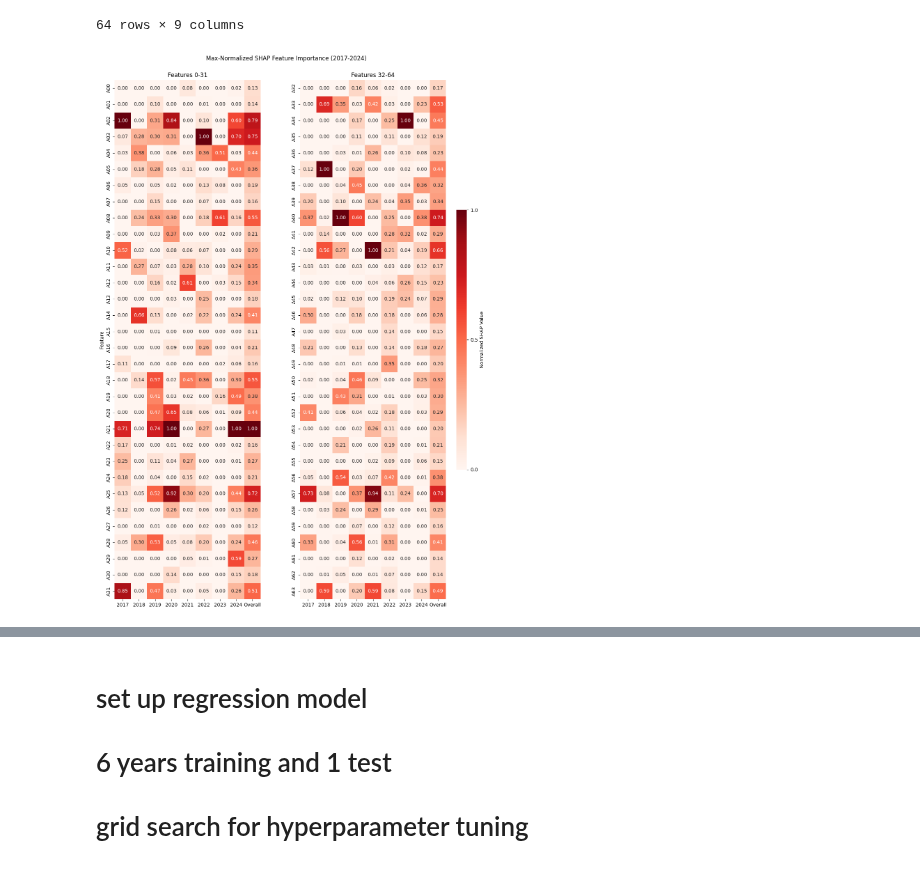
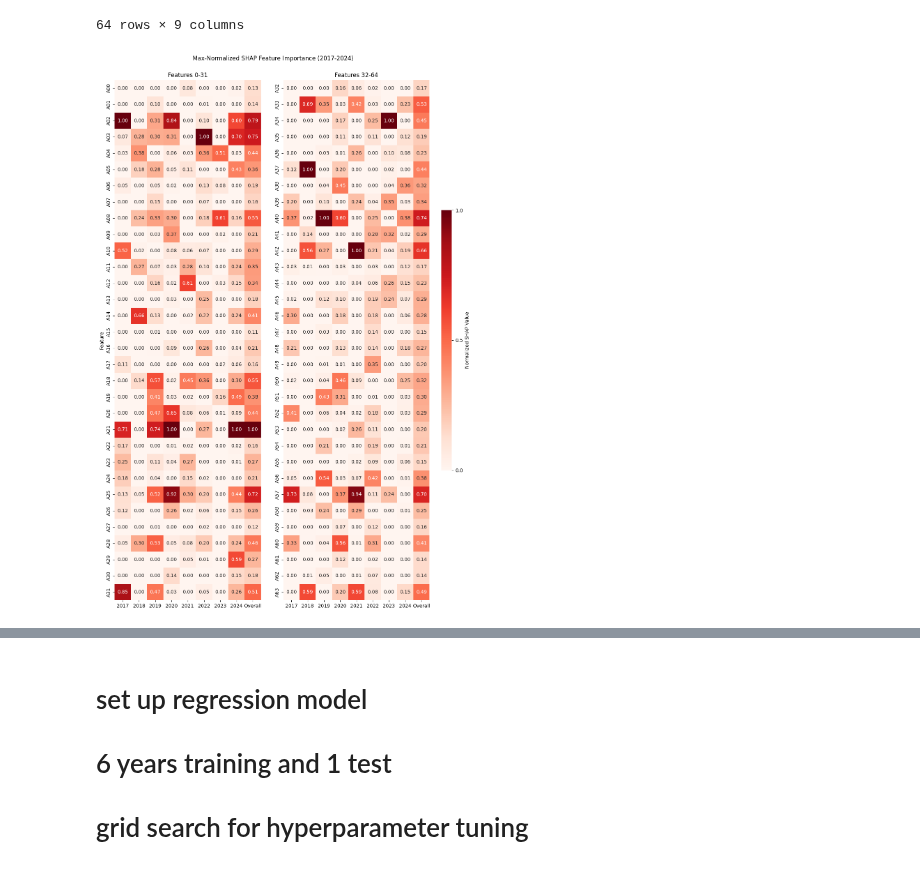
Before and after one commit to Amoreno73/wnv_embeddings, a Jupyter notebook: notebooks/shap-ranking.ipynb, the cells around one changed output, grey strips where cells are left out. Saved outputs shown, nothing was run; the diff lists cells and outputs as text; code cells hidden in the pictures.

Commit message:
finalized heatmap

```diff
--- a/notebooks/shap-ranking.ipynb
+++ b/notebooks/shap-ranking.ipynb
@@ -428,32 +428,32 @@ df_2 = df_save.iloc[half:,:]
 # %%
 # this is the heatmap, along with the added column at the end.
 
 plt.rcParams.update({'font.size': 10})
 fig, axes = plt.subplots(1, 2, figsize=(12, 16), gridspec_kw={'width_ratios': [1, 1]})
 
-plt.subplots_adjust(wspace=0, hspace=0)
+plt.subplots_adjust(wspace=-0.4, hspace=0)
 
 sns.heatmap(df_1, ax=axes[0], cmap="Reds", annot=True, fmt=".2f", square=True, cbar=False).set_title("Features 0-31")
 sns.heatmap(df_2, ax=axes[1], cmap="Reds",
             annot=True, fmt=".2f", square=True,
             cbar_kws={"shrink": 0.5, "aspect": 25}).set_title("Features 32-64")
 axes[1].set_ylabel(None)
 
 axes[0].tick_params(axis="x",labelsize=10, rotation=0)
 axes[1].tick_params(axis="x",labelsize=10, rotation=0)
 
 cbar = axes[1].collections[0].colorbar
 cbar.set_ticks([0,0.5,1])
 cbar.set_label("Normalized SHAP Value")
 
 fig.suptitle("Max-Normalized SHAP Feature Importance (2017-2024)", y=1)
 plt.tight_layout()
 plt.show()
 
 # smaller legend, and add label "Mean Normalized SHAP Value" to legend
 # one png with the two subplots
 # %% [output]
-[figure, old version]
+[figure, new version]
 # %% [markdown]
 saved figure:
 
```
